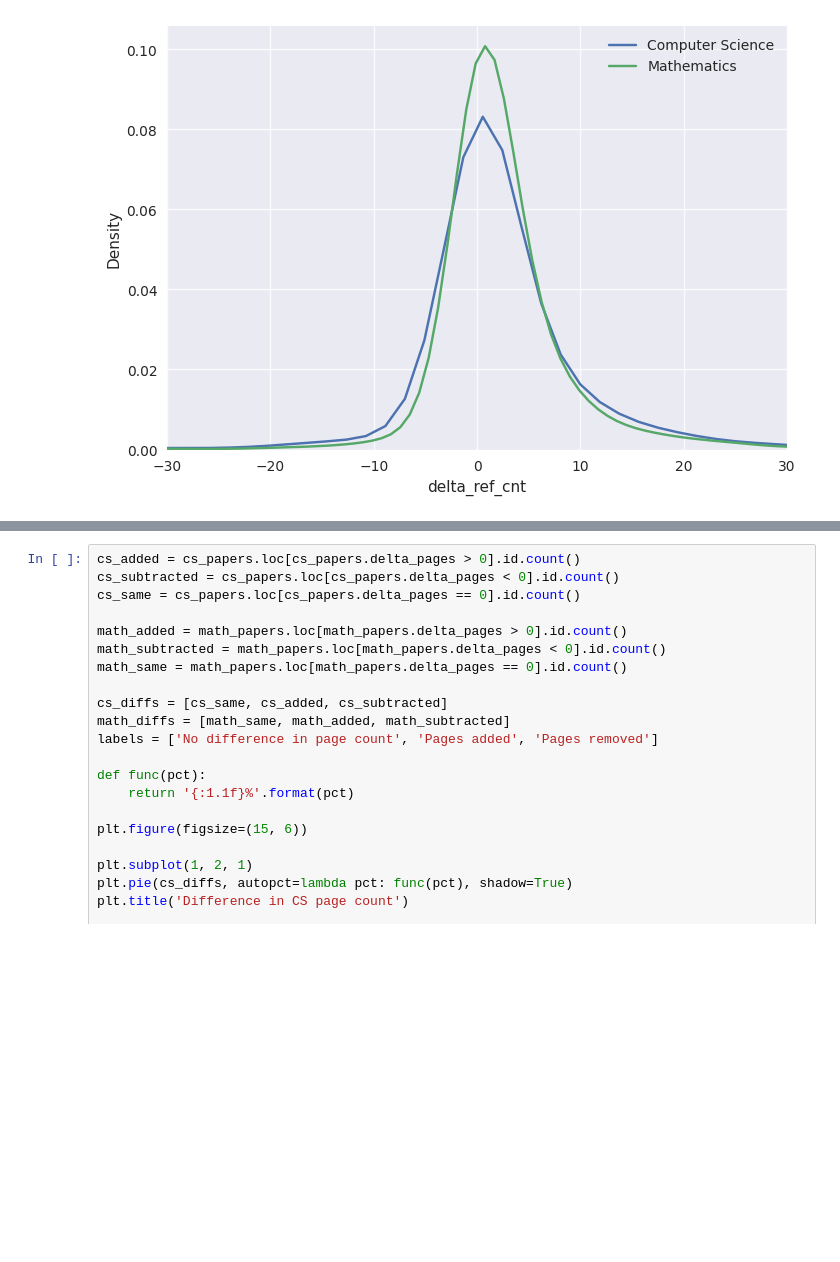
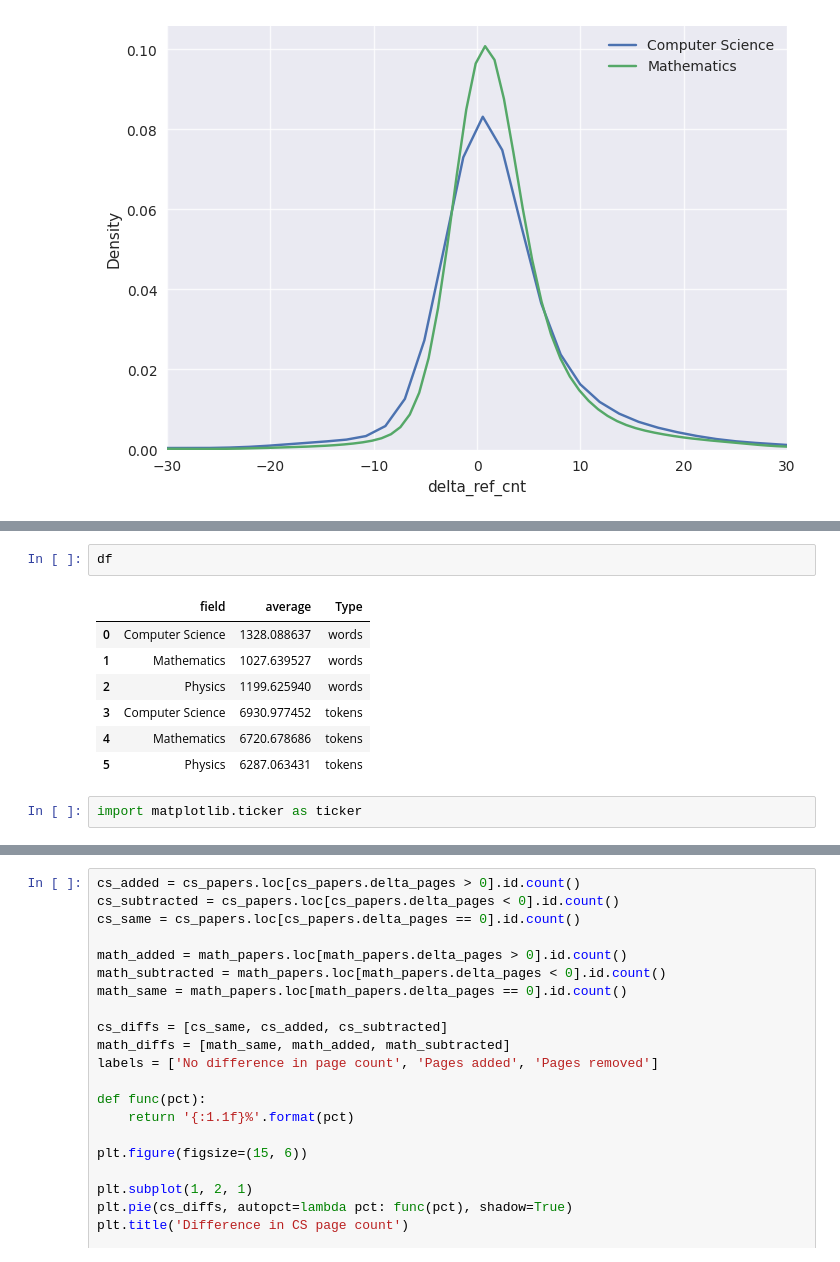
Before and after one commit to andcov/arXiv_preprints_version_analysis, a Jupyter notebook: _analyse.ipynb, the cells around one changed output, grey strips where cells are left out. Drawn from its saved outputs; the diff is of its cells as text; blank space fills up the shorter version.

```diff
--- a/_analyse.ipynb
+++ b/_analyse.ipynb
@@ -1000,0 +1012,12 @@ plot_kde('delta_ref_cnt', bw_adjust = 2, xlim=[-30, 30])
+# %%
+df
+# %% [output]
+|  | field | average | Type |
+| 0 | Computer Science | 1328.088637 | words |
+| 1 | Mathematics | 1027.639527 | words |
+| 2 | Physics | 1199.625940 | words |
+| 3 | Computer Science | 6930.977452 | tokens |
+| 4 | Mathematics | 6720.678686 | tokens |
+| 5 | Physics | 6287.063431 | tokens |
+# %%
+import matplotlib.ticker as ticker
```
Also changed, not shown: parts of 6 cells of this notebook.
